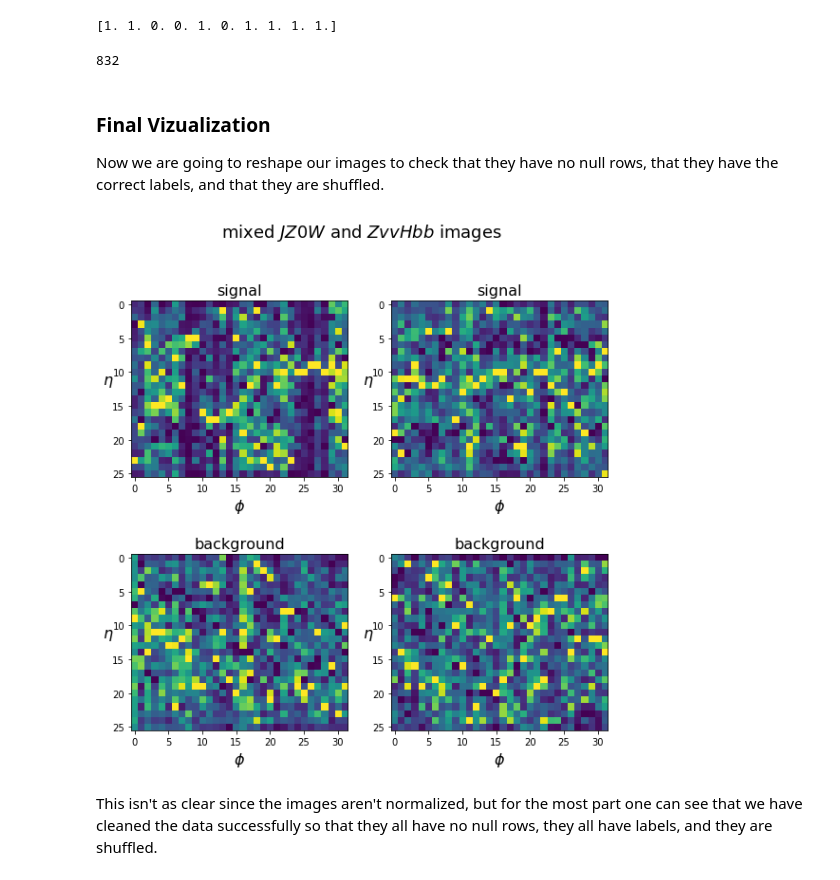
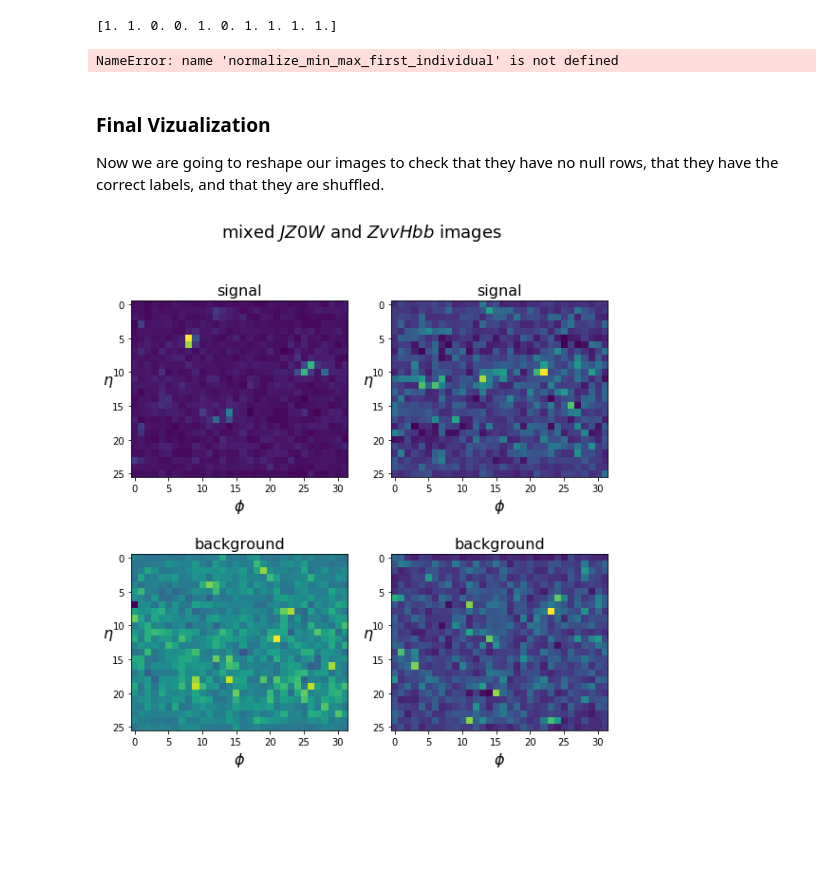
Before and after one commit to bwwarren/SignalBackgroundTraining, a Jupyter notebook: Training/Visualization.ipynb, the cells around one changed output. Cells and saved outputs as stored; diff of their text form; code cells hidden in the pictures; blank space fills up the shorter version.

```diff
--- a/Training/Visualization.ipynb
+++ b/Training/Visualization.ipynb
@@ -228,9 +217,10 @@ print(labels[:10]) #check that labels are shuffled
 # %%
 df.drop(df.columns[832], axis=1, inplace=True)
 images = np.array(df)
-print(len(images[0])) #check that our images are still the same size
+images = normalize_min_max_first_individual(images,labels)
+print(images[0].shape) #check that our images are still the same size
 # %% [output]
-832
+NameError: name 'normalize_min_max_first_individual' is not defined
 # %% [markdown]
 ### Final Vizualization
 
@@ -242,43 +232,36 @@ def signal_or_background(label):
     """
         Tells us if the image is signal or background for plotting
     """
     if label == 0.0:
         return "background"
     else:
         return "signal"
 
 
 f, axarr = plt.subplots(nrows=2, ncols=2, figsize=(9, 9))
 f.suptitle("mixed $JZ0W$ and $ZvvHbb$ images", fontsize = 18)
 axarr[0,0].set_ylabel("$\eta$ ", fontsize=16).set_rotation(0)
 axarr[0,1].set_ylabel("$\eta$ ", fontsize=16).set_rotation(0)
 axarr[1,0].set_ylabel("$\eta$ ", fontsize=16).set_rotation(0)
 axarr[1,1].set_ylabel("$\eta$ ", fontsize=16).set_rotation(0)
 
 axarr[0,0].set_xlabel("$\phi$", fontsize=16)
 axarr[0,1].set_xlabel("$\phi$", fontsize=16)
 axarr[1,0].set_xlabel("$\phi$", fontsize=16)
 axarr[1,1].set_xlabel("$\phi$", fontsize=16)
 
 axarr[0,0].set_title("{}".format(signal_or_background(labels[0])), fontsize=16)
 axarr[0,1].set_title("{}".format(signal_or_background(labels[1])), fontsize=16)
 axarr[1,0].set_title("{}".format(signal_or_background(labels[2])), fontsize=16)
 axarr[1,1].set_title("{}".format(signal_or_background(labels[3])), fontsize=16)
 
-#Normalization
-min_max_scaler = preprocessing.MinMaxScaler()
-Test_1_minmax = min_max_scaler.fit_transform(images_reshaped[0])
-Test_2_minmax = min_max_scaler.fit_transform(images_reshaped[1])
-Test_3_minmax = min_max_scaler.fit_transform(images_reshaped[2])
-Test_4_minmax = min_max_scaler.fit_transform(images_reshaped[3])
 
-axarr[0,0].imshow(Test_1_minmax)
-axarr[0,1].imshow(Test_2_minmax)
-axarr[1,0].imshow(Test_3_minmax)
-axarr[1,1].imshow(Test_4_minmax)
+axarr[0,0].imshow(images_reshaped[0])
+axarr[0,1].imshow(images_reshaped[1])
+axarr[1,0].imshow(images_reshaped[2])
+axarr[1,1].imshow(images_reshaped[3])
 
+plt.savefig("Signal_and_Background.png")
 plt.show()
 # %% [output]
-[figure, old version]
+[figure, new version]
-# %% [markdown]
-This isn't as clear since the images aren't normalized, but for the most part one can see that we have cleaned the data successfully so that they all have no null rows, they all have labels, and they are shuffled.
```
Also changed, not shown: parts of 2 cells of this notebook, 4 other files.
